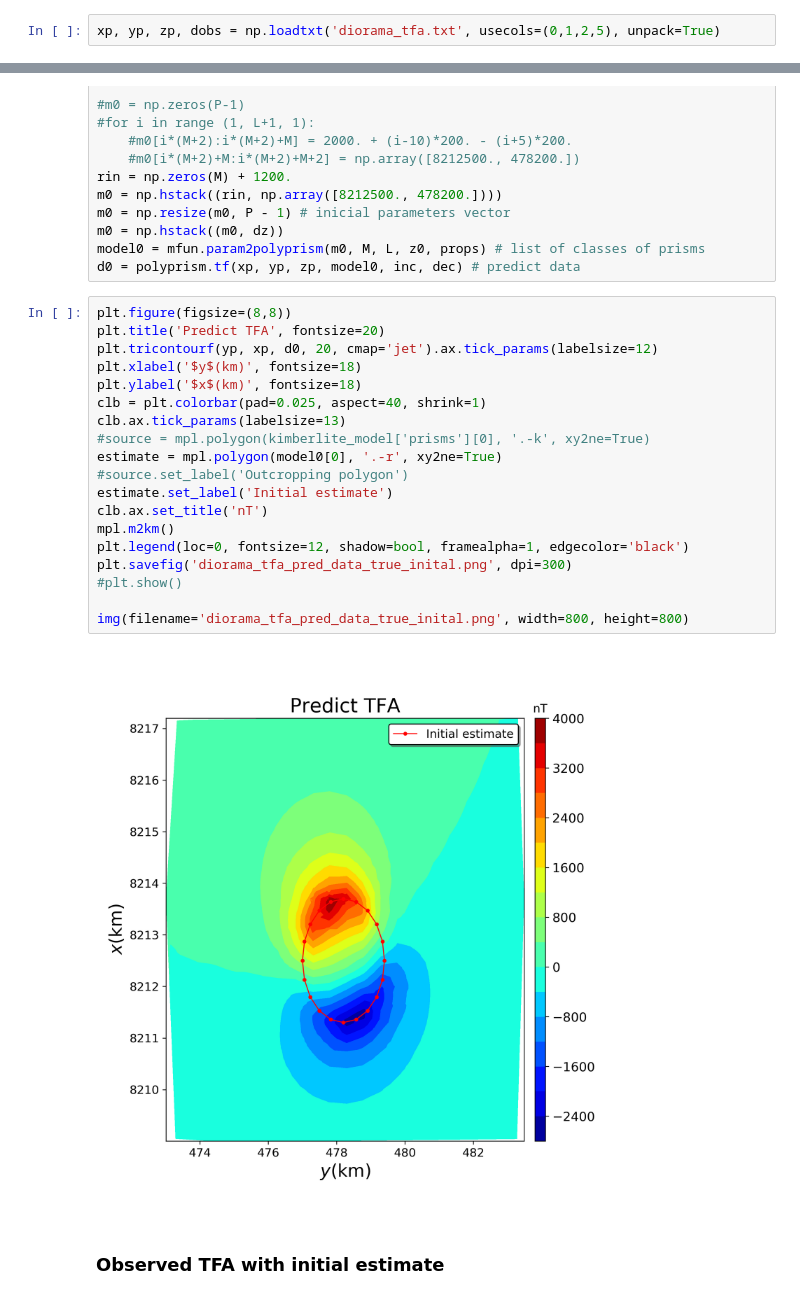
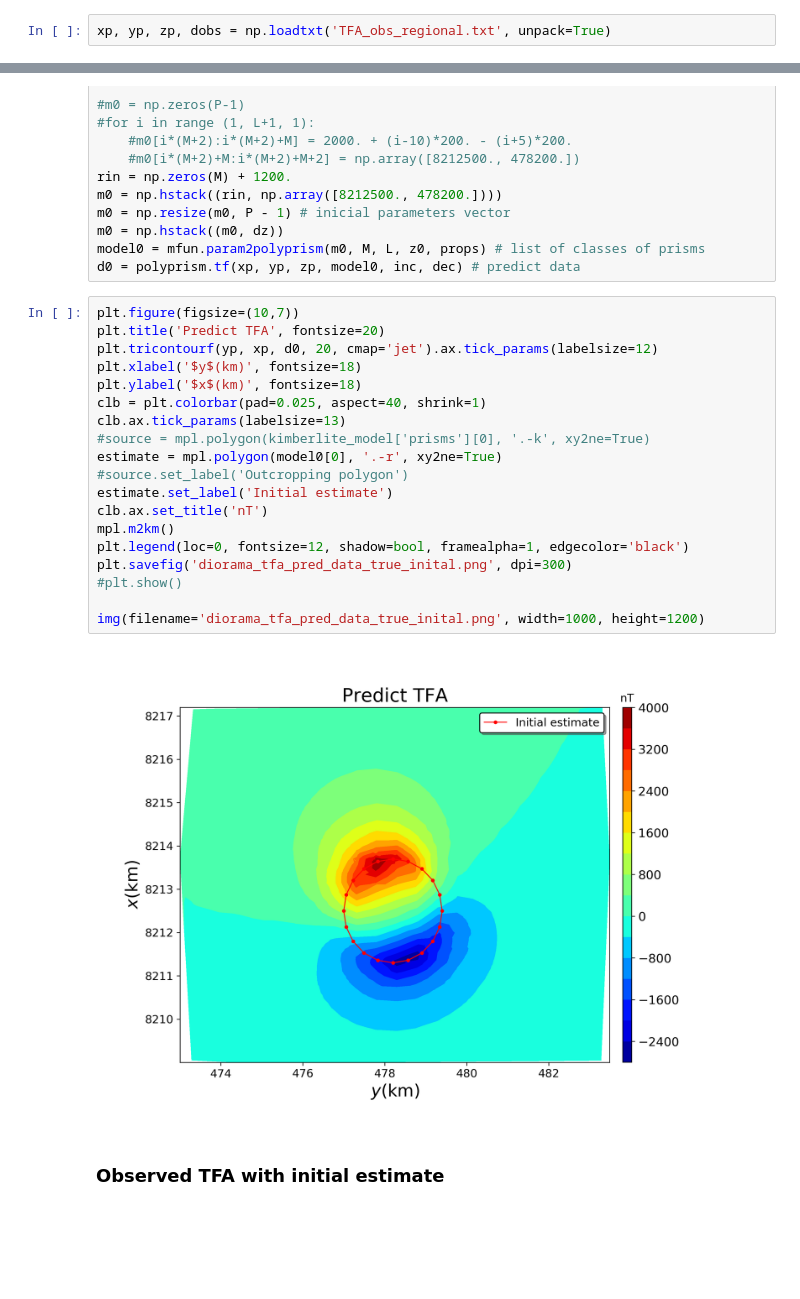
Before and after one commit to pinga-lab/magnetic-radial-inversion, a Jupyter notebook: code/real_data/diorama_inversion.ipynb, the cells around one changed output, grey strips where cells are left out. Saved outputs shown, nothing was run; the diff lists cells and outputs as text; blank space fills up the shorter version.

Commit message:
inversion without the regional data

```diff
--- a/code/real_data/diorama_inversion.ipynb
+++ b/code/real_data/diorama_inversion.ipynb
@@ -24,7 +25,7 @@ import mag_polyprism_functions as mfun
 # %% [markdown]
 ### Importing Diorama TFA data
 # %%
-xp, yp, zp, dobs = np.loadtxt('diorama_tfa.txt', usecols=(0,1,2,5), unpack=True)
+xp, yp, zp, dobs = np.loadtxt('TFA_obs_regional.txt', unpack=True)
 # %%
 for i in range(3):
     delete_rows = np.arange(0, dobs.size, 2)
@@ -102,26 +103,26 @@ m0 = np.hstack((m0, dz))
 model0 = mfun.param2polyprism(m0, M, L, z0, props) # list of classes of prisms
 d0 = polyprism.tf(xp, yp, zp, model0, inc, dec) # predict data
 # %%
-plt.figure(figsize=(8,8))
+plt.figure(figsize=(10,7))
 plt.title('Predict TFA', fontsize=20)
 plt.tricontourf(yp, xp, d0, 20, cmap='jet').ax.tick_params(labelsize=12)
 plt.xlabel('$y$(km)', fontsize=18)
 plt.ylabel('$x$(km)', fontsize=18)
 clb = plt.colorbar(pad=0.025, aspect=40, shrink=1)
 clb.ax.tick_params(labelsize=13)
 #source = mpl.polygon(kimberlite_model['prisms'][0], '.-k', xy2ne=True)
 estimate = mpl.polygon(model0[0], '.-r', xy2ne=True)
 #source.set_label('Outcropping polygon')
 estimate.set_label('Initial estimate')
 clb.ax.set_title('nT')
 mpl.m2km()
 plt.legend(loc=0, fontsize=12, shadow=bool, framealpha=1, edgecolor='black')
 plt.savefig('diorama_tfa_pred_data_true_inital.png', dpi=300)
 #plt.show()
 
-img(filename='diorama_tfa_pred_data_true_inital.png', width=800, height=800)
+img(filename='diorama_tfa_pred_data_true_inital.png', width=1000, height=1200)
 # %% [output]
-[figure, old version]
+[figure, new version]
 # %% [markdown]
 ### Observed TFA with initial estimate
 # %%
```
Also changed, not shown: parts of 15 cells of this notebook, 16 other files.
